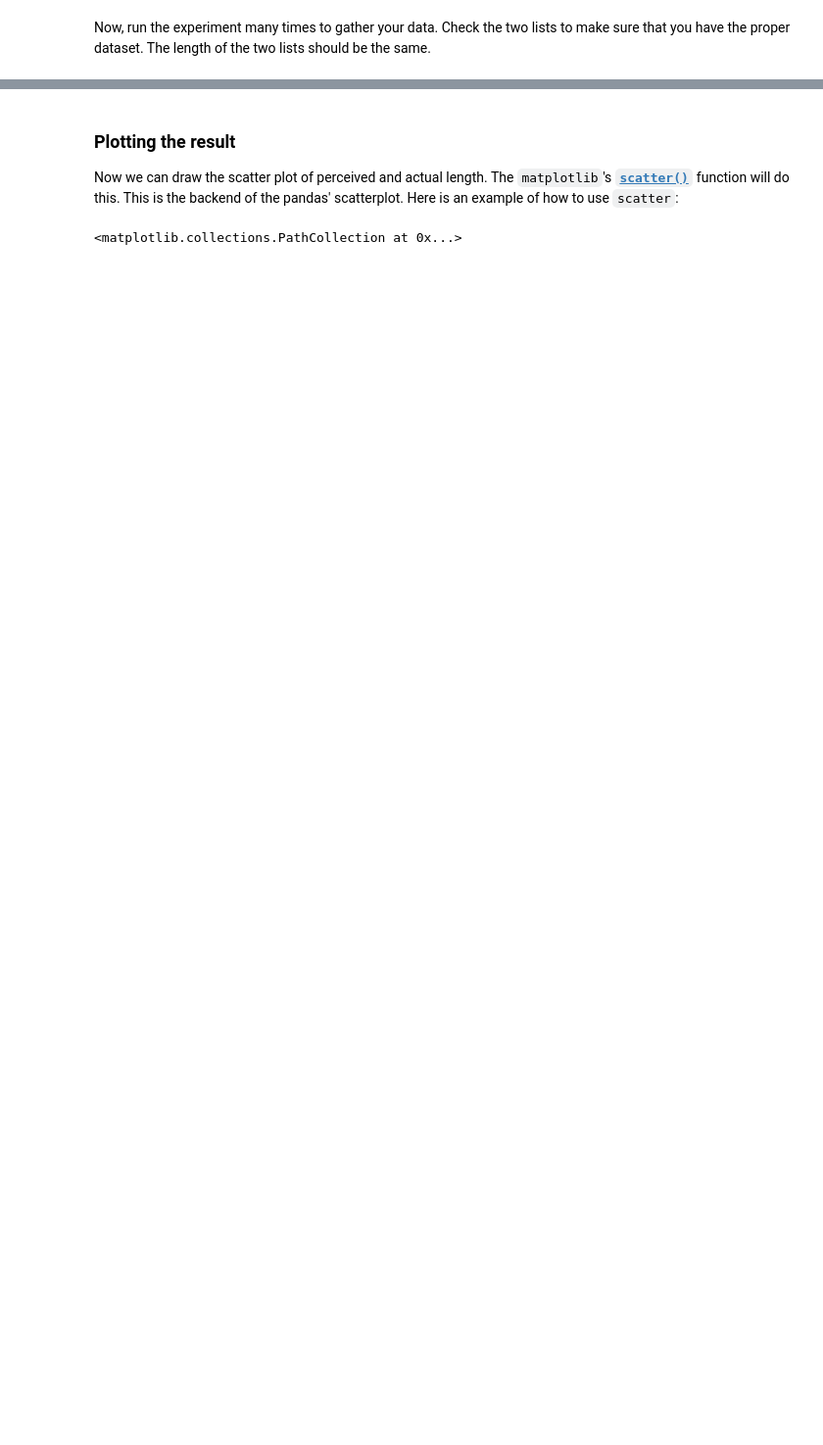
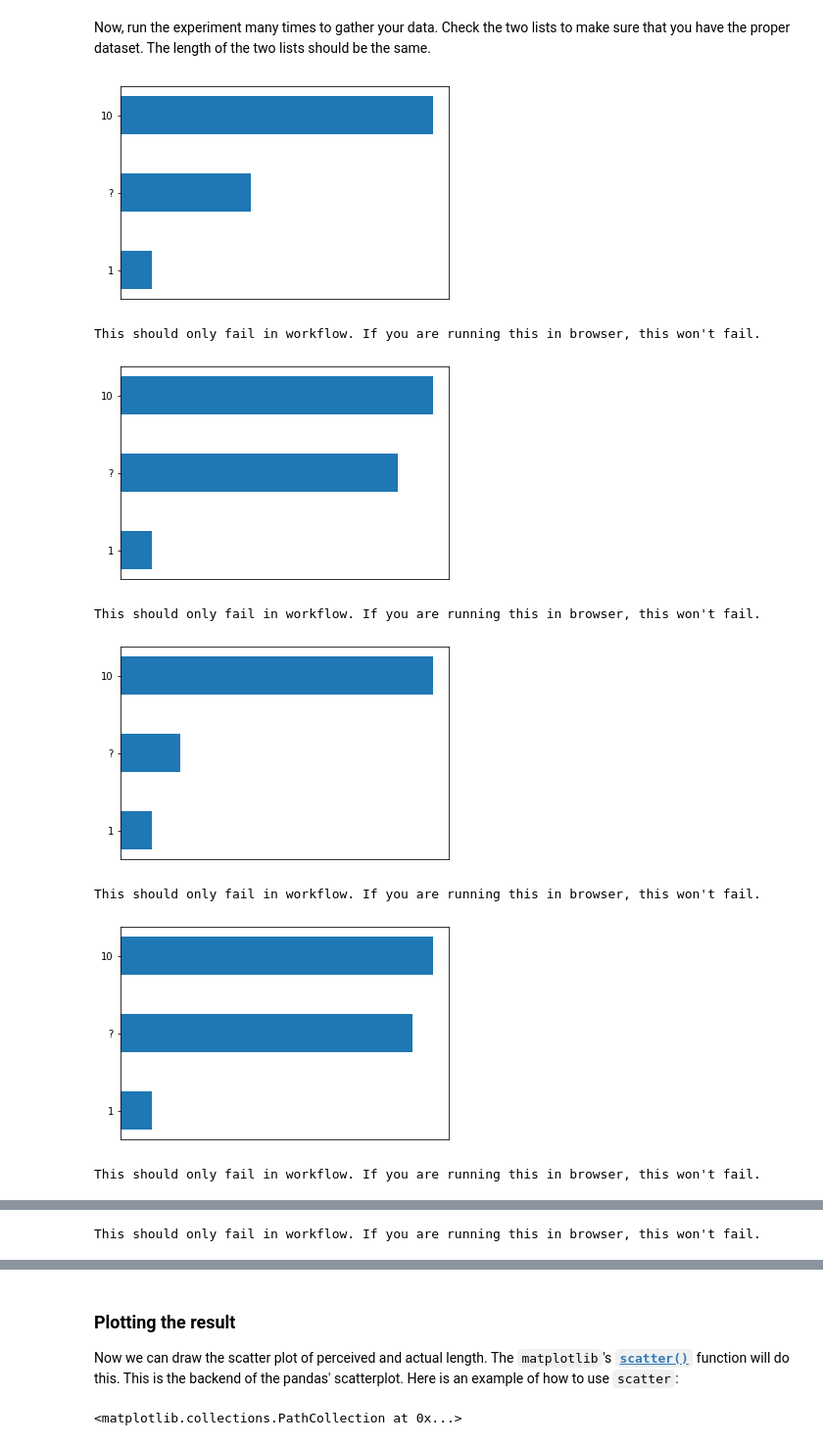
Before and after one commit to berryscottr/DataVisualization, a Jupyter notebook: lab04.ipynb, the cells around one changed output, grey strips where cells are left out. Shown at 98% size. Drawn from its saved outputs; the diff is of its cells as text; code cells hidden in the pictures; blank space fills up the shorter version.

```diff
--- a/lab04.ipynb
+++ b/lab04.ipynb
@@ -217,0 +228,14 @@ Now, run the experiment many times to gather your data. Check the two lists to m
+# %%
+num_runs = 1
+while num_runs < 20:
+    run_exp_once()
+    num_runs+=1
+# %% [output]
+[figure, added]
+This should only fail in workflow. If you are running this in browser, this won't fail.
+[figure, added]
+This should only fail in workflow. If you are running this in browser, this won't fail.
+[figure, added]
+This should only fail in workflow. If you are running this in browser, this won't fail.
+[figure, added]
+This should only fail in workflow. If you are running this in browser, this won't fail.
@@ -217,0 +243 @@ Now, run the experiment many times to gather your data. Check the two lists to m
+This should only fail in workflow. If you are running this in browser, this won't fail.
```
Also changed, not shown: parts of 24 cells of this notebook.
